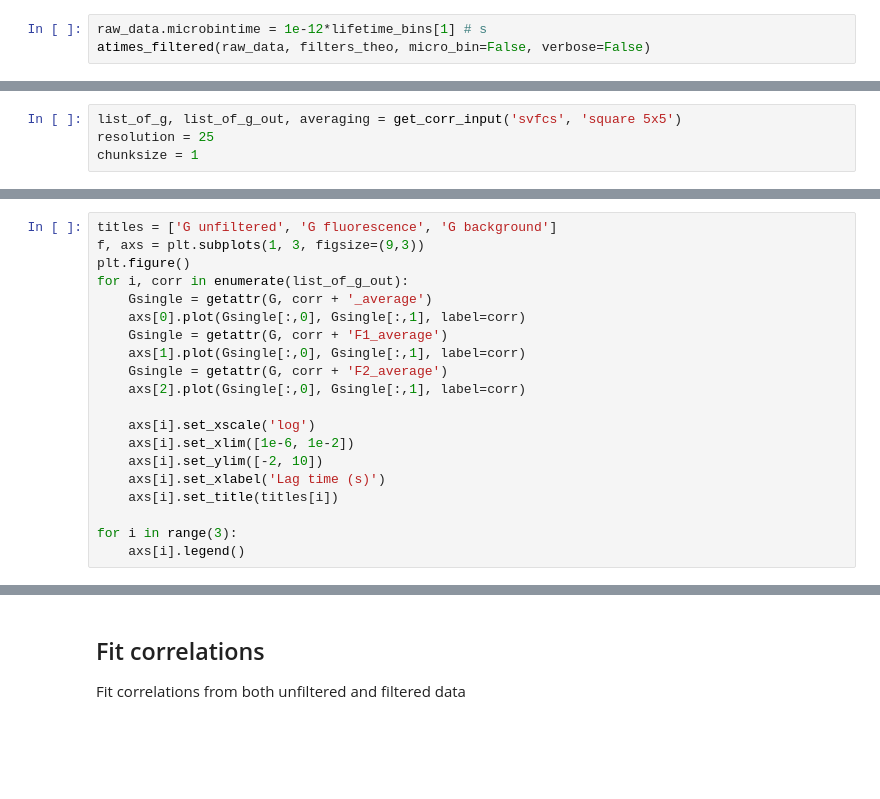
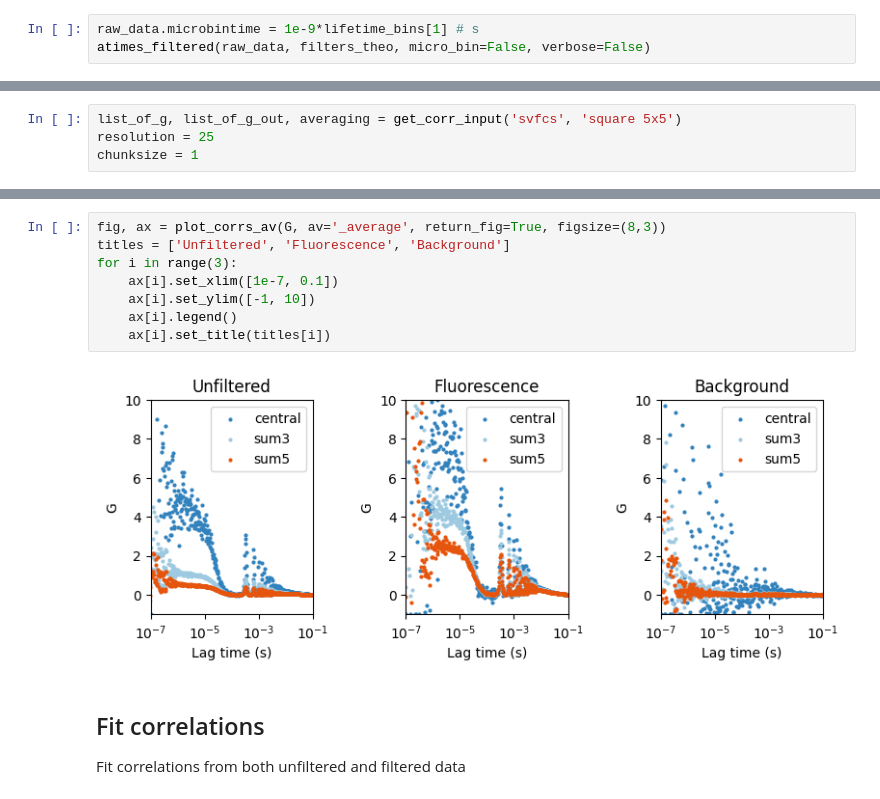
Before and after one commit to VicidominiLab/BrightEyes-FFS, a Jupyter notebook: example_notebooks/03_Example_FLFS.ipynb, the cells around one changed output, grey strips where cells are left out. Drawn from its saved outputs; the diff is of its cells as text; blank space fills up the shorter version.

```diff
--- a/example_notebooks/03_Example_FLFS.ipynb
+++ b/example_notebooks/03_Example_FLFS.ipynb
@@ -196,7 +147,7 @@ for det in range(n_ch):
 # %% [markdown]
 ### Apply filter weights to all photons based on microtimes
 # %%
-raw_data.microbintime = 1e-12*lifetime_bins[1] # s
+raw_data.microbintime = 1e-9*lifetime_bins[1] # s
 atimes_filtered(raw_data, filters_theo, micro_bin=False, verbose=False)
 # %% [markdown]
 ## Calculate correlations with and without filters
@@ -226,20 +172,0 @@ Calculating average correlations
-# %%
-titles = ['G unfiltered', 'G fluorescence', 'G background']
-f, axs = plt.subplots(1, 3, figsize=(9,3))
-plt.figure()
-for i, corr in enumerate(list_of_g_out):
-    Gsingle = getattr(G, corr + '_average')
-    axs[0].plot(Gsingle[:,0], Gsingle[:,1], label=corr)
-    Gsingle = getattr(G, corr + 'F1_average')
-    axs[1].plot(Gsingle[:,0], Gsingle[:,1], label=corr)
-    Gsingle = getattr(G, corr + 'F2_average')
-    axs[2].plot(Gsingle[:,0], Gsingle[:,1], label=corr)
-
-    axs[i].set_xscale('log')
-    axs[i].set_xlim([1e-6, 1e-2])
-    axs[i].set_ylim([-2, 10])
-    axs[i].set_xlabel('Lag time (s)')
-    axs[i].set_title(titles[i])
-
-for i in range(3):
-    axs[i].legend()
@@ -249,3 +173,13 @@ for i in range(3):
+# %%
+fig, ax = plot_corrs_av(G, av='_average', return_fig=True, figsize=(8,3))
+titles = ['Unfiltered', 'Fluorescence', 'Background']
+for i in range(3):
+    ax[i].set_xlim([1e-7, 0.1])
+    ax[i].set_ylim([-1, 10])
+    ax[i].legend()
+    ax[i].set_title(titles[i])
+# %% [output]
+[figure, added]
 # %% [markdown]
 ## Fit correlations
 Fit correlations from both unfiltered and filtered data
```
Also changed, not shown: parts of 24 cells of this notebook, 18 other files.
